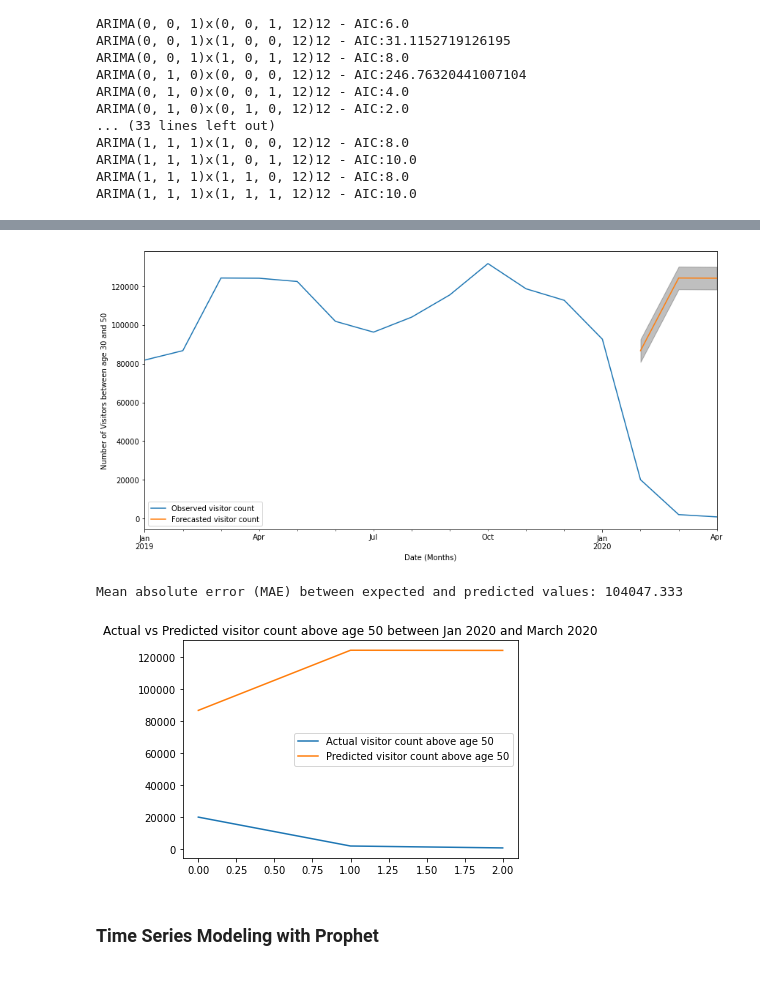
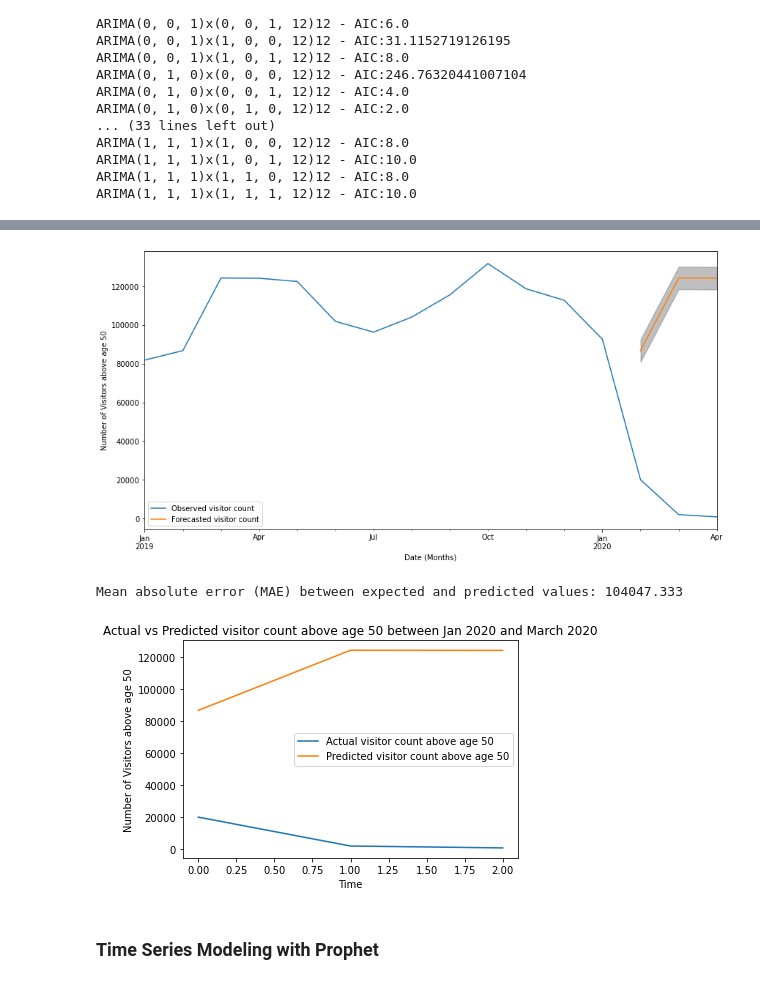
Before and after one commit to alokparna-wsu/Time-Series-Analysis-on-Tourism-Industry, a Jupyter notebook: Tourism_Forcasting_By_Age.ipynb, the cells around one changed output, grey strips where cells are left out. Cells and saved outputs as stored; diff of their text form; code cells hidden in the pictures.

```diff
--- a/Tourism_Forcasting_By_Age.ipynb
+++ b/Tourism_Forcasting_By_Age.ipynb
@@ -410,29 +414,31 @@ ax.fill_between(pred_ci.index,
                 pred_ci.iloc[:, 0],
                 pred_ci.iloc[:, 1], color='k', alpha=.25)
 ax.set_xlabel('Date (Months)')
-ax.set_ylabel('Number of Visitors between age 30 and 50')
+ax.set_ylabel('Number of Visitors above age 50')
 plt.legend()
 plt.show()
 # %% [output]
-[figure, old version]
+[figure, new version]
 # %%
 # Actual vs Predicted visitor count above age 50 between Jan 2020 and March 2020
 df_above50_true = df_age_china['age50_above'][13:].values
 df_above50_pred = pred_uc.predicted_mean.values
 
 # Calculate the mean absolute error between expected and predicted values
 mae = mean_absolute_error(df_above50_true, df_above50_pred)
 print('Mean absolute error (MAE) between expected and predicted values: %.3f' % mae)
 
 # Plot the expected and predicted visitor count above age 50 between Jan 2020 and March 2020
 plt.plot(df_above50_true, label='Actual visitor count above age 50')
 plt.plot(df_above50_pred, label='Predicted visitor count above age 50')
+plt.xlabel('Time')
+plt.ylabel('Number of Visitors above age 50')
 plt.title('Actual vs Predicted visitor count above age 50 between Jan 2020 and March 2020');
 plt.legend()
 plt.show()
 # %% [output]
 Mean absolute error (MAE) between expected and predicted values: 104047.333
-[figure, old version]
+[figure, new version]
 # %% [markdown]
 ### Time Series Modeling with Prophet
 # %%
```
Also changed, not shown: parts of 12 cells of this notebook, 1 other file.
